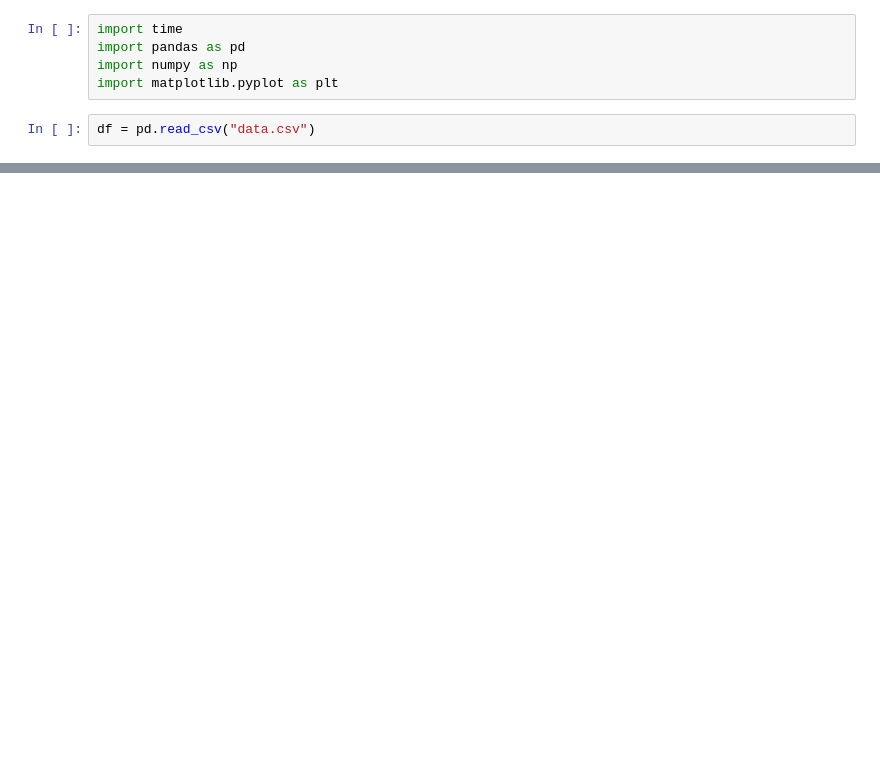
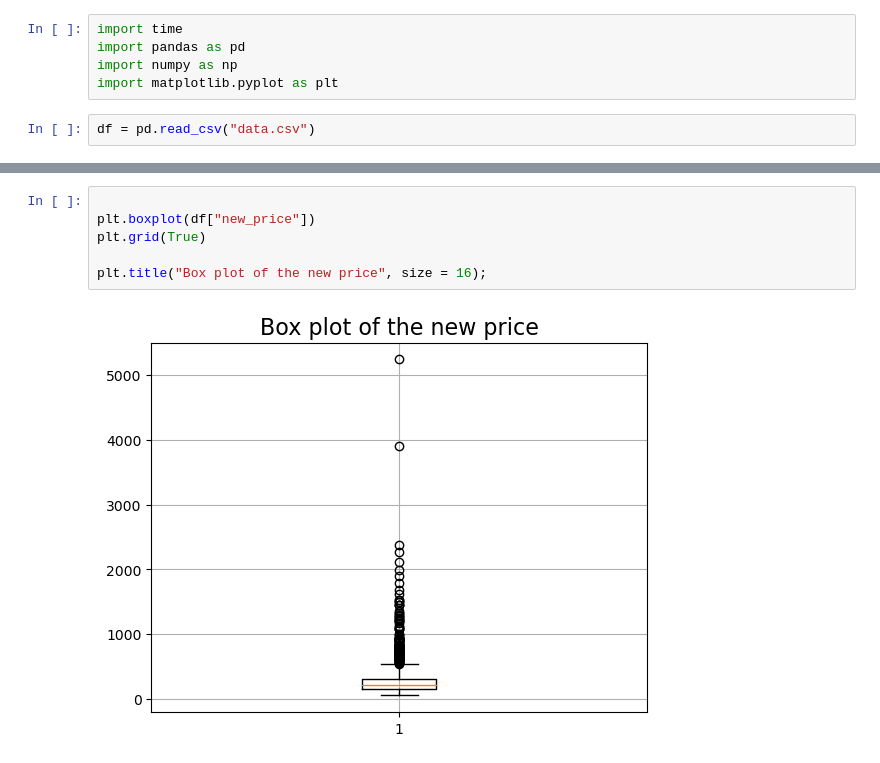
Before and after one commit to Abdelrahman2030/amazon_scraping, a Jupyter notebook: analysis_notebook/analysis.ipynb, the cells around one changed output, grey strips where cells are left out. Drawn from its saved outputs; the diff is of its cells as text; blank space fills up the shorter version.

```diff
--- a/analysis_notebook/analysis.ipynb
+++ b/analysis_notebook/analysis.ipynb
@@ -23,0 +120,8 @@ df
+# %%
+
+plt.boxplot(df["new_price"])
+plt.grid(True)
+
+plt.title("Box plot of the new price", size = 16);
+# %% [output]
+[figure, added]
```
Also changed, not shown: parts of 32 cells of this notebook.
